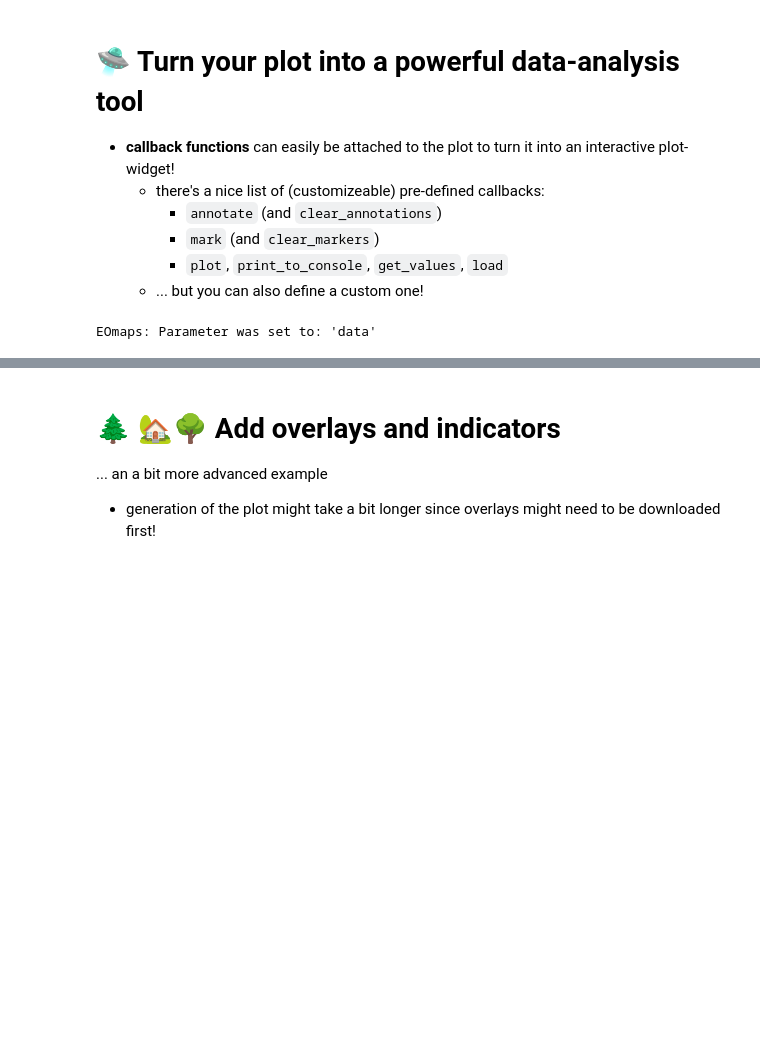
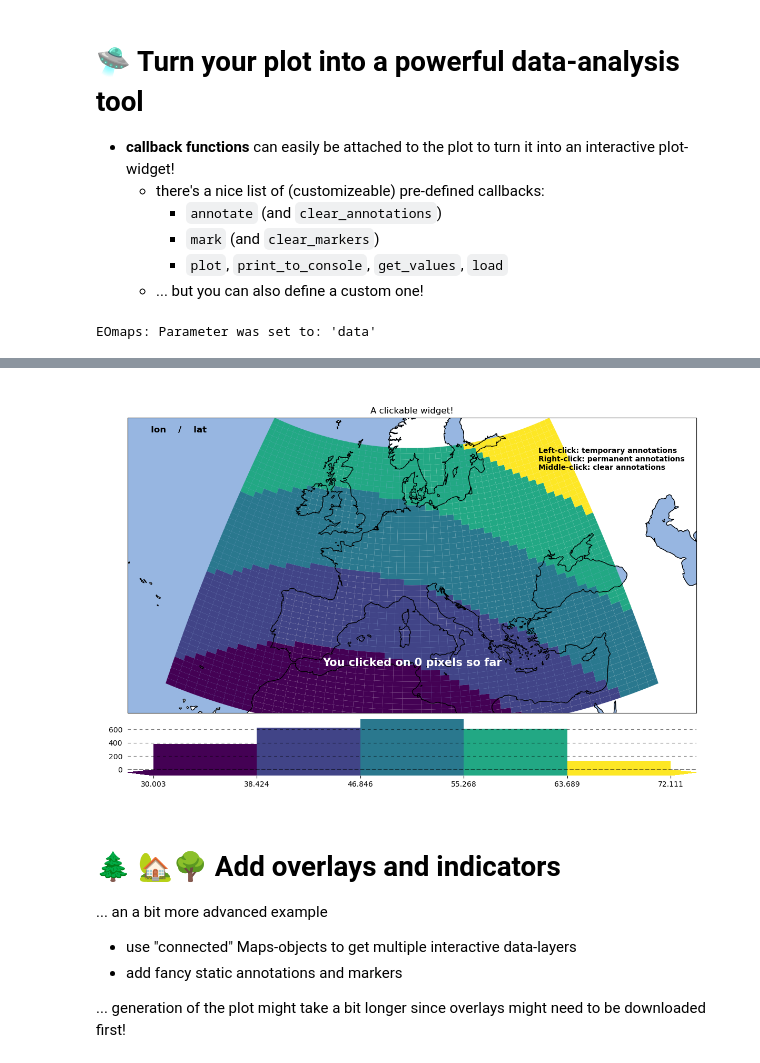
Before and after one commit to raphaelquast/EOmaps, a Jupyter notebook: examples/EOmaps_examples.ipynb, the cells around one changed output, grey strips where cells are left out. Drawn from its saved outputs; the diff is of its cells as text; code cells hidden in the pictures; blank space fills up the shorter version.

```diff
--- a/examples/EOmaps_examples.ipynb
+++ b/examples/EOmaps_examples.ipynb
@@ -184,9 +185,9 @@ data = pd.DataFrame(dict(lon=lon.flat, lat=lat.flat, data=np.sqrt(lon**2 + lat**
 m1 = Maps()
 m1.set_data(data = data, xcoord="lon", ycoord="lat", in_crs=4326)
 m1.set_plot_specs(plot_epsg=3035,
-                 shape="rectangles",
-                 title="A clickable widget!",
-                 histbins="bins")
+                  title="A clickable widget!",
+                  histbins="bins")
+m1.set_shape.rectangles()
 m1.set_classify_specs(scheme="EqualInterval", k=5)
 m1.plot_map()
 m1.figure.f.set_figheight(8)
@@ -194,13 +195,13 @@ m1.figure.f.set_figheight(8)
 # --------- attach pre-defined CALLBACK funcitons ---------
 
 ### add a temporary annotation and a marker if you left-click on a pixel
-m1.cb.attach.mark(mouse_button=1, permanent=False, fc=[0,0,0,.5], ec="w", ls="--", buffer=2.5, shape="ellipse", layer=1)
+m1.cb.attach.mark(mouse_button=1, permanent=False, fc=[0,0,0,.5], ec="w", ls="--", buffer=2.5, shape="ellipses", layer=1)
 m1.cb.attach.annotate(mouse_button=1, permanent=False, bbox=dict(boxstyle="round", fc="w", alpha=0.75), layer=10)
 ### save all picked values to a dict accessible via m1.cb.get.picked_vals
 cid = m1.cb.attach.get_values(mouse_button=1)
 
 ### add a permanent marker if you right-click on a pixel
-m1.cb.attach.mark(mouse_button=3, permanent=True, facecolor=[1, 0,0,.5], edgecolor="k", buffer=1, shape="rectangle", layer=1)
+m1.cb.attach.mark(mouse_button=3, permanent=True, facecolor=[1, 0,0,.5], edgecolor="k", buffer=1, shape="rectangles", layer=1)
 
 ### add a customized permanent annotation if you right-click on a pixel
 def text(m, ID, val, pos, ind):
@@ -272,4 +272,8 @@ EOmaps: Parameter was set to: 'data'
+[figure, added]
 # %% [markdown]
 # 🌲 🏡🌳 Add overlays and indicators
 ... an a bit more advanced example
-- generation of the plot might take a bit longer since overlays might need to be downloaded first!
+- use "connected" Maps-objects to get multiple interactive data-layers
+- add fancy static annotations and markers
+
+... generation of the plot might take a bit longer since overlays might need to be downloaded first!
```
Also changed, not shown: parts of 6 cells of this notebook, 7 other files.
